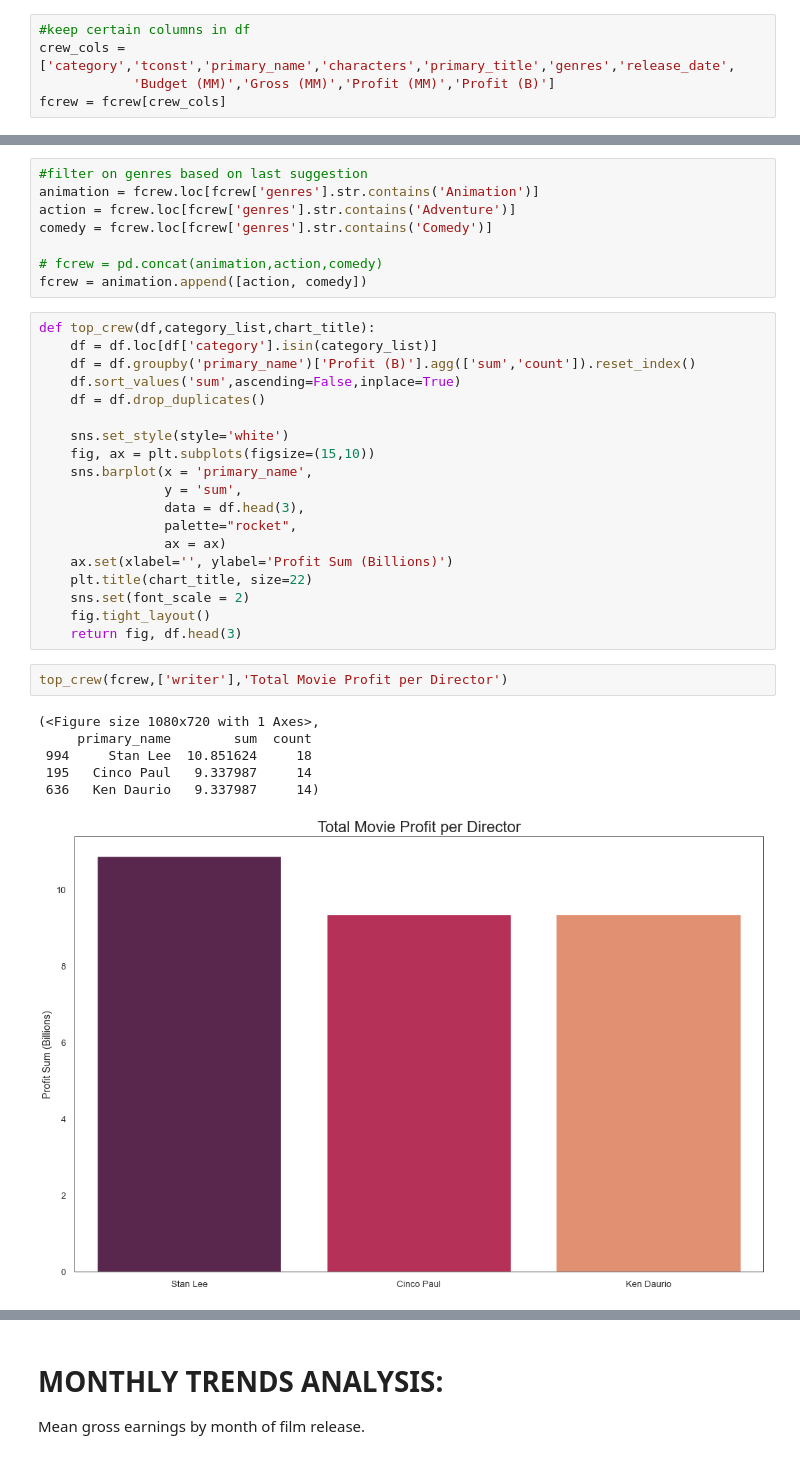
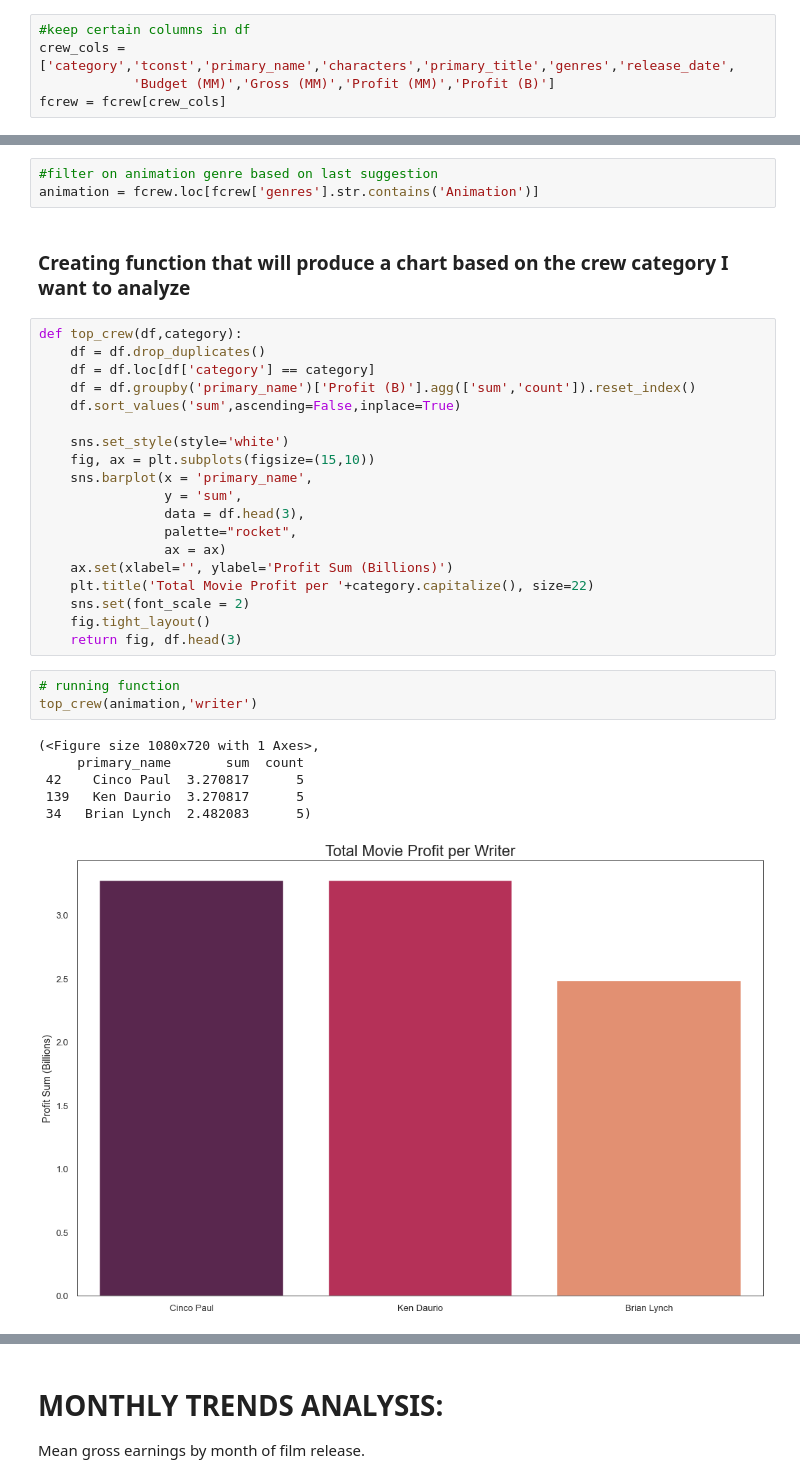
Before and after one commit to sabinabains/dsc-phase-1-project, a Jupyter notebook: Microsoft_Analysis_10.13.21.ipynb, the cells around one changed output, grey strips where cells are left out. Drawn from its saved outputs; the diff is of its cells as text.

```diff
--- a/Microsoft_Analysis_10.13.21.ipynb
+++ b/Microsoft_Analysis_10.13.21.ipynb
@@ -234,17 +272,14 @@ array(['cinematographer', 'actor', 'director', 'producer', 'composer',
 # %%
-#filter on genres based on last suggestion
+#filter on animation genre based on last suggestion
 animation = fcrew.loc[fcrew['genres'].str.contains('Animation')]
-action = fcrew.loc[fcrew['genres'].str.contains('Adventure')]
-comedy = fcrew.loc[fcrew['genres'].str.contains('Comedy')]
-
-# fcrew = pd.concat(animation,action,comedy)
-fcrew = animation.append([action, comedy])
+# %% [markdown]
+### Creating function that will produce a chart based on the crew category I want to analyze
 # %%
-def top_crew(df,category_list,chart_title):
-    df = df.loc[df['category'].isin(category_list)]
+def top_crew(df,category):
+    df = df.drop_duplicates()
+    df = df.loc[df['category'] == category]
     df = df.groupby('primary_name')['Profit (B)'].agg(['sum','count']).reset_index()
     df.sort_values('sum',ascending=False,inplace=True)
-    df = df.drop_duplicates()
 
     sns.set_style(style='white')
     fig, ax = plt.subplots(figsize=(15,10))
@@ -254,16 +289,17 @@ def top_crew(df,category_list,chart_title):
                 palette="rocket",
                 ax = ax)
     ax.set(xlabel='', ylabel='Profit Sum (Billions)')
-    plt.title(chart_title, size=22)
+    plt.title('Total Movie Profit per '+category.capitalize(), size=22)
     sns.set(font_scale = 2)
     fig.tight_layout()
     return fig, df.head(3)
-# %%
-top_crew(fcrew,['writer'],'Total Movie Profit per Director')
-# %% [output]
-(<Figure size 1080x720 with 1 Axes>,
-     primary_name        sum  count
- 994     Stan Lee  10.851624     18
- 195   Cinco Paul   9.337987     14
- 636   Ken Daurio   9.337987     14)
-[figure, removed]
+# %%
+# running function
+top_crew(animation,'writer')
+# %% [output]
+(<Figure size 1080x720 with 1 Axes>,
+     primary_name       sum  count
+ 42    Cinco Paul  3.270817      5
+ 139   Ken Daurio  3.270817      5
+ 34   Brian Lynch  2.482083      5)
+[figure, added]
```
Also changed, not shown: parts of 22 cells of this notebook, 3 other files.
